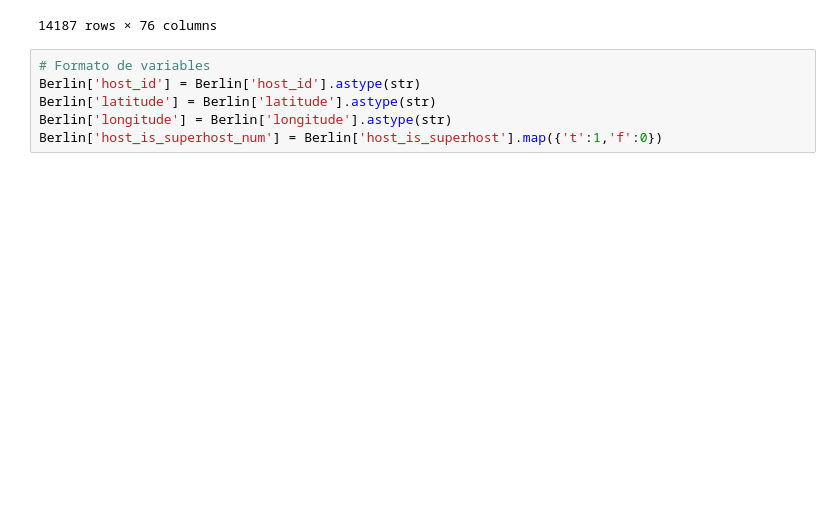
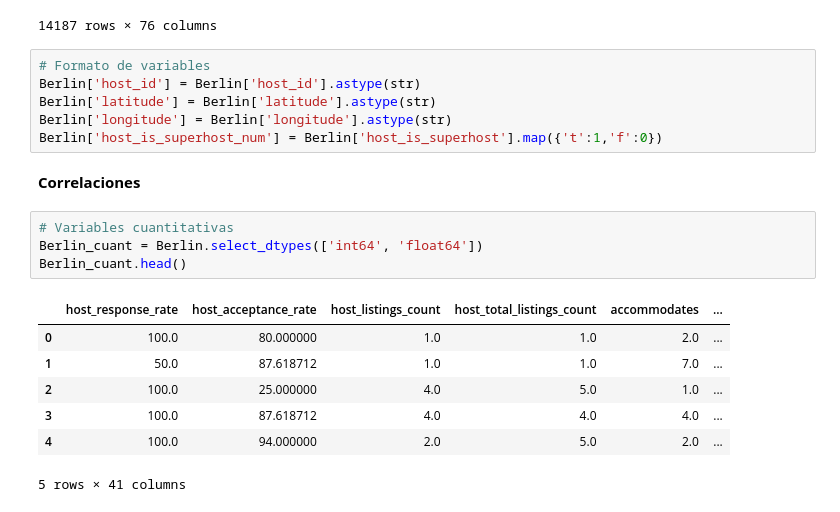
Before and after one commit to Raydays55/Regresion-No-Lineal, a Jupyter notebook: Act2.ipynb, the cells around one changed output. Cells and saved outputs as stored; diff of their text form; blank space fills up the shorter version.

```diff
--- a/Act2.ipynb
+++ b/Act2.ipynb
@@ -42,3 +42,17 @@ Berlin['host_id'] = Berlin['host_id'].astype(str)
 Berlin['latitude'] = Berlin['latitude'].astype(str)
 Berlin['longitude'] = Berlin['longitude'].astype(str)
 Berlin['host_is_superhost_num'] = Berlin['host_is_superhost'].map({'t':1,'f':0})
+# %% [markdown]
+**Correlaciones**
+# %%
+# Variables cuantitativas
+Berlin_cuant = Berlin.select_dtypes(['int64', 'float64'])
+Berlin_cuant.head()
+# %% [output]
+|  | host_response_rate | host_acceptance_rate | host_listings_count | host_total_listings_count | accommodates | ... |
+| 0 | 100.0 | 80.000000 | 1.0 | 1.0 | 2.0 | ... |
+| 1 | 50.0 | 87.618712 | 1.0 | 1.0 | 7.0 | ... |
+| 2 | 100.0 | 25.000000 | 4.0 | 5.0 | 1.0 | ... |
+| 3 | 100.0 | 87.618712 | 4.0 | 4.0 | 4.0 | ... |
+| 4 | 100.0 | 94.000000 | 2.0 | 5.0 | 2.0 | ... |
+5 rows × 41 columns
```
Also changed, not shown: parts of 3 cells of this notebook.
